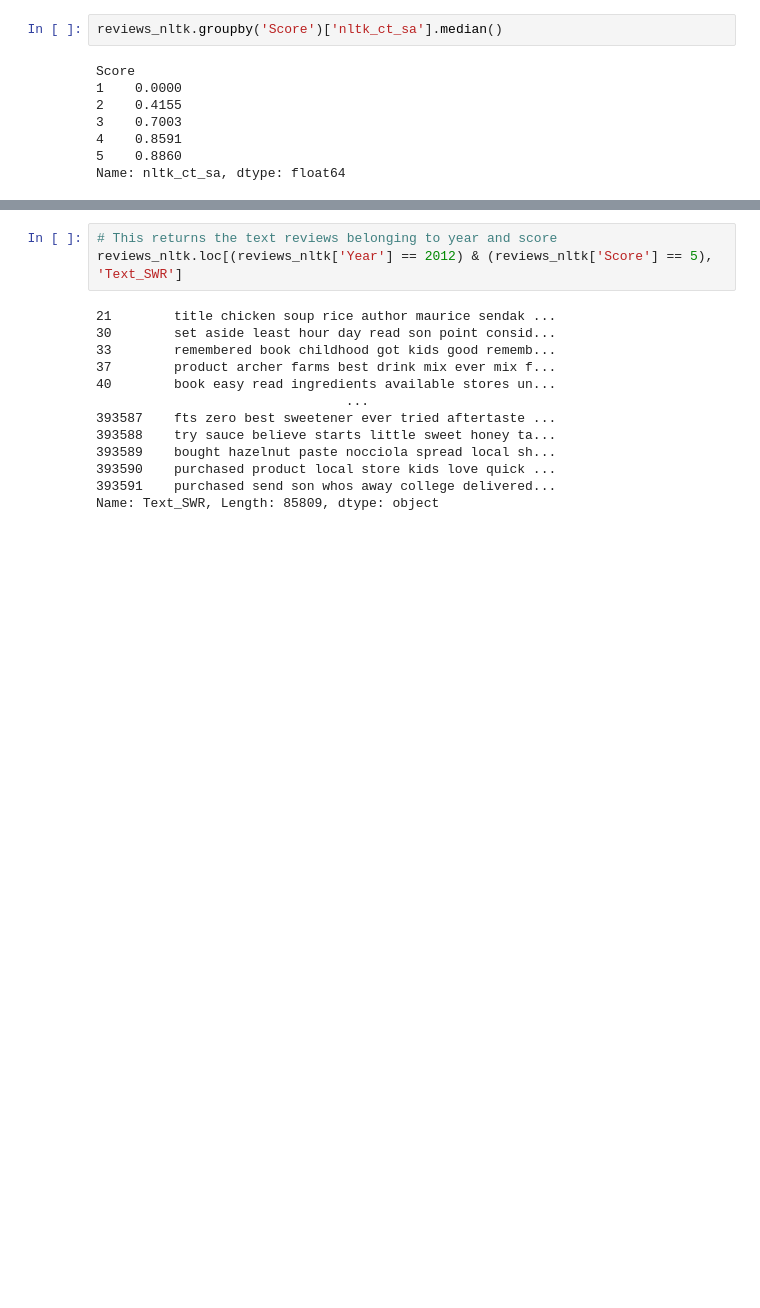
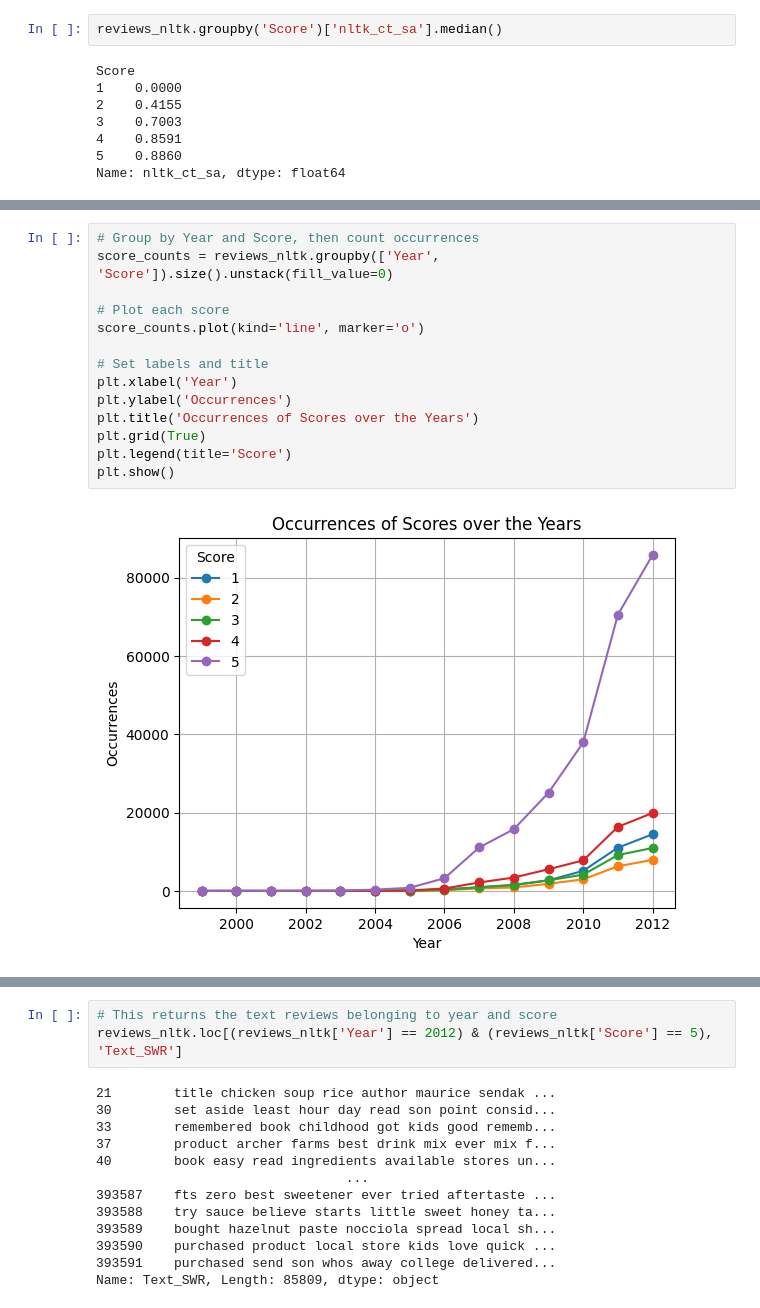
Before and after one commit to jordiburg/capstoneproj, a Jupyter notebook: data_insights_nltk.ipynb, the cells around one changed output, grey strips where cells are left out. Saved outputs shown, nothing was run; the diff lists cells and outputs as text; blank space fills up the shorter version.

```diff
--- a/data_insights_nltk.ipynb
+++ b/data_insights_nltk.ipynb
@@ -88,2 +112,18 @@ plt.show()
 # %% [output]
 [figure]
+# %%
+# Group by Year and Score, then count occurrences
+score_counts = reviews_nltk.groupby(['Year', 'Score']).size().unstack(fill_value=0)
+
+# Plot each score
+score_counts.plot(kind='line', marker='o')
+
+# Set labels and title
+plt.xlabel('Year')
+plt.ylabel('Occurrences')
+plt.title('Occurrences of Scores over the Years')
+plt.grid(True)
+plt.legend(title='Score')
+plt.show()
+# %% [output]
+[figure, added]
```
Also changed, not shown: parts of 10 cells of this notebook, 9 other files.
